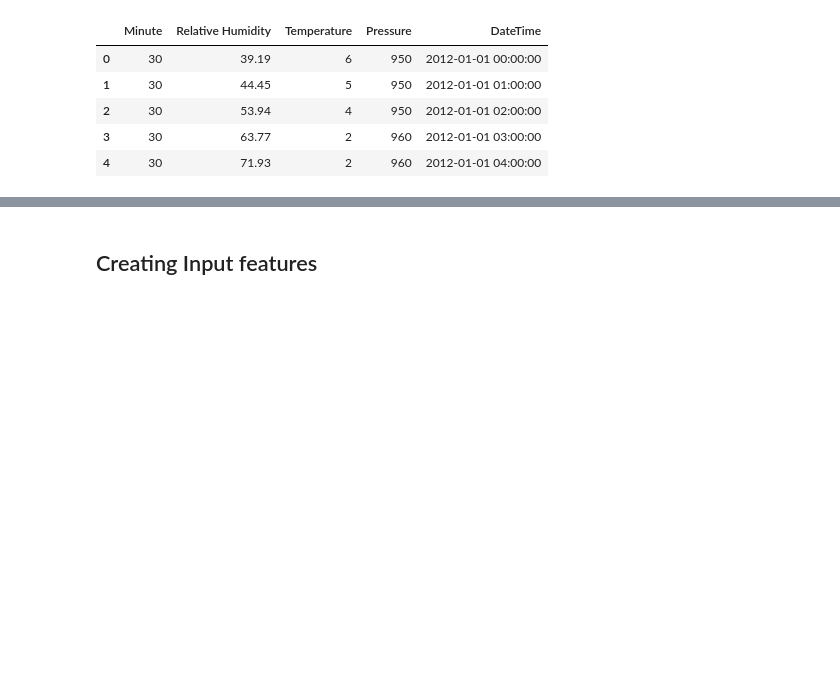
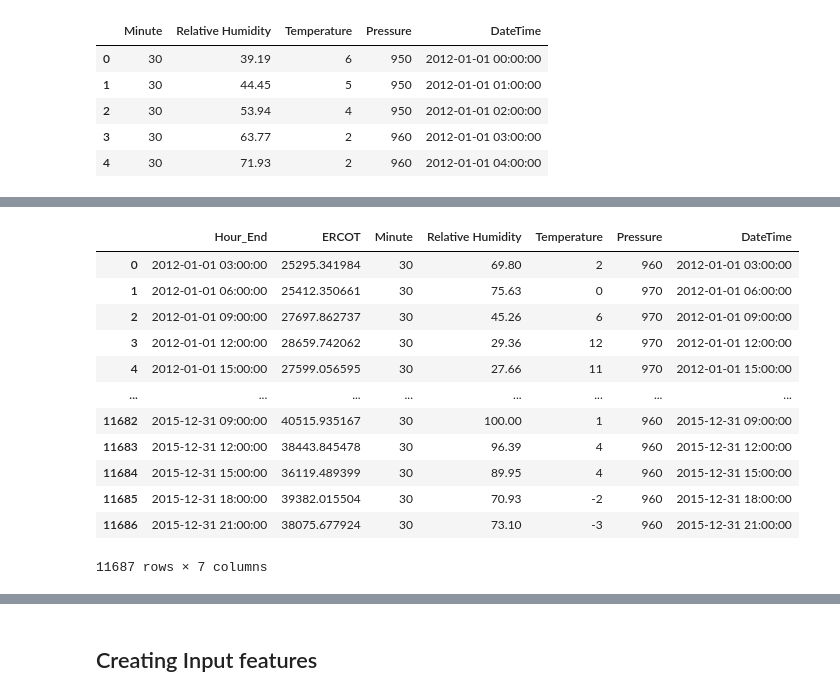
Before and after one commit to Dxuian/btech-proj, a Jupyter notebook: DATA SET USED IN THE CONFERENCE PAPER TITLED SHORT-TERM LOAD FORECASTING USING AN LSTM NEURAL NETWORK/DataSet/a.ipynb, the cells around one changed output, grey strips where cells are left out. Saved outputs shown, nothing was run; the diff lists cells and outputs as text; code cells hidden in the pictures; blank space fills up the shorter version.

```diff
--- a/DATA SET USED IN THE CONFERENCE PAPER TITLED SHORT-TERM LOAD FORECASTING USING AN LSTM NEURAL NETWORK/DataSet/a.ipynb
+++ b/DATA SET USED IN THE CONFERENCE PAPER TITLED SHORT-TERM LOAD FORECASTING USING AN LSTM NEURAL NETWORK/DataSet/a.ipynb
@@ -93,0 +98,17 @@ merged_data.head(5)
+# %%
+merged_data2 = pd.merge(load_data, weather_data3, left_on='Hour_End', right_on='DateTime')
+merged_data2
+# %% [output]
+|  | Hour_End | ERCOT | Minute | Relative Humidity | Temperature | Pressure | DateTime |
+| 0 | 2012-01-01 03:00:00 | 25295.341984 | 30 | 69.80 | 2 | 960 | 2012-01-01 03:00:00 |
+| 1 | 2012-01-01 06:00:00 | 25412.350661 | 30 | 75.63 | 0 | 970 | 2012-01-01 06:00:00 |
+| 2 | 2012-01-01 09:00:00 | 27697.862737 | 30 | 45.26 | 6 | 970 | 2012-01-01 09:00:00 |
+| 3 | 2012-01-01 12:00:00 | 28659.742062 | 30 | 29.36 | 12 | 970 | 2012-01-01 12:00:00 |
+| 4 | 2012-01-01 15:00:00 | 27599.056595 | 30 | 27.66 | 11 | 970 | 2012-01-01 15:00:00 |
+| ... | ... | ... | ... | ... | ... | ... | ... |
+| 11682 | 2015-12-31 09:00:00 | 40515.935167 | 30 | 100.00 | 1 | 960 | 2015-12-31 09:00:00 |
+| 11683 | 2015-12-31 12:00:00 | 38443.845478 | 30 | 96.39 | 4 | 960 | 2015-12-31 12:00:00 |
+| 11684 | 2015-12-31 15:00:00 | 36119.489399 | 30 | 89.95 | 4 | 960 | 2015-12-31 15:00:00 |
+| 11685 | 2015-12-31 18:00:00 | 39382.015504 | 30 | 70.93 | -2 | 960 | 2015-12-31 18:00:00 |
+| 11686 | 2015-12-31 21:00:00 | 38075.677924 | 30 | 73.10 | -3 | 960 | 2015-12-31 21:00:00 |
+11687 rows × 7 columns
```
Also changed, not shown: parts of 12 cells of this notebook, 5 other files.
